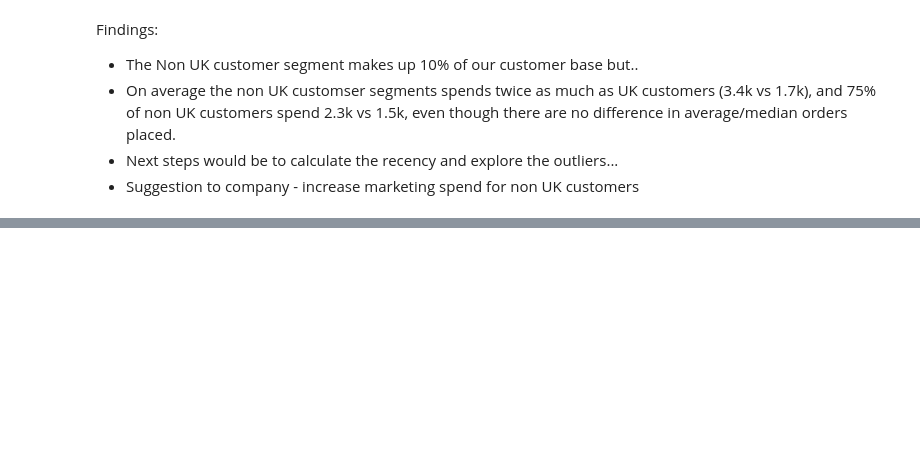
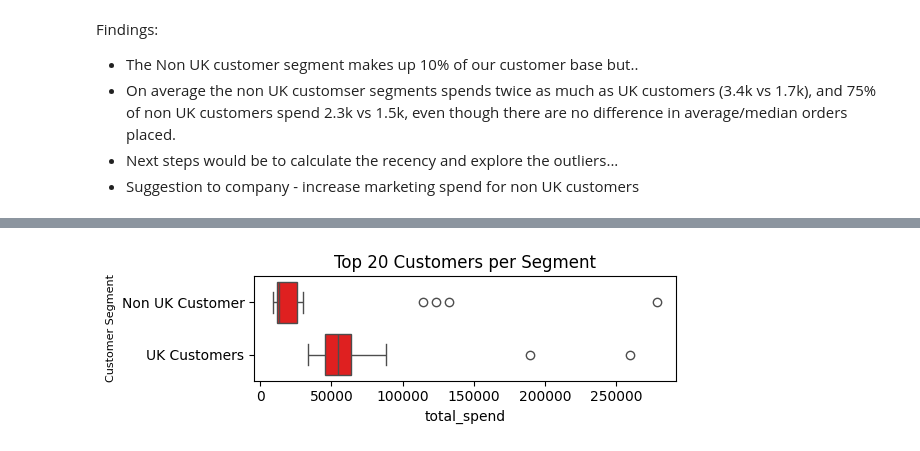
Before and after one commit to shaq31415926/Sep-Bootcamp, a Jupyter notebook: customer-segmentation/notebooks/02-sh-customer-segmentation.ipynb, the cells around one changed output, grey strips where cells are left out. Saved outputs shown, nothing was run; the diff lists cells and outputs as text; code cells hidden in the pictures; blank space fills up the shorter version.

```diff
--- a/customer-segmentation/notebooks/02-sh-customer-segmentation.ipynb
+++ b/customer-segmentation/notebooks/02-sh-customer-segmentation.ipynb
@@ -131,0 +176,12 @@ customer_data['total_spent_normalised'] = (customer_data.total_spent - customer_
+# %%
+from matplotlib import rcParams
+
+# figure size in inches
+rcParams['figure.figsize'] = 6, 2
+
+sns.boxplot(x="total_spend", y="customer_segment", data=top_customers, color="red")
+plt.ylabel("Customer Segment", fontsize=8)
+plt.title("Top 20 Customers per Segment")
+plt.tight_layout();
+# %% [output]
+[figure, added]
```
Also changed, not shown: parts of 5 cells of this notebook.
